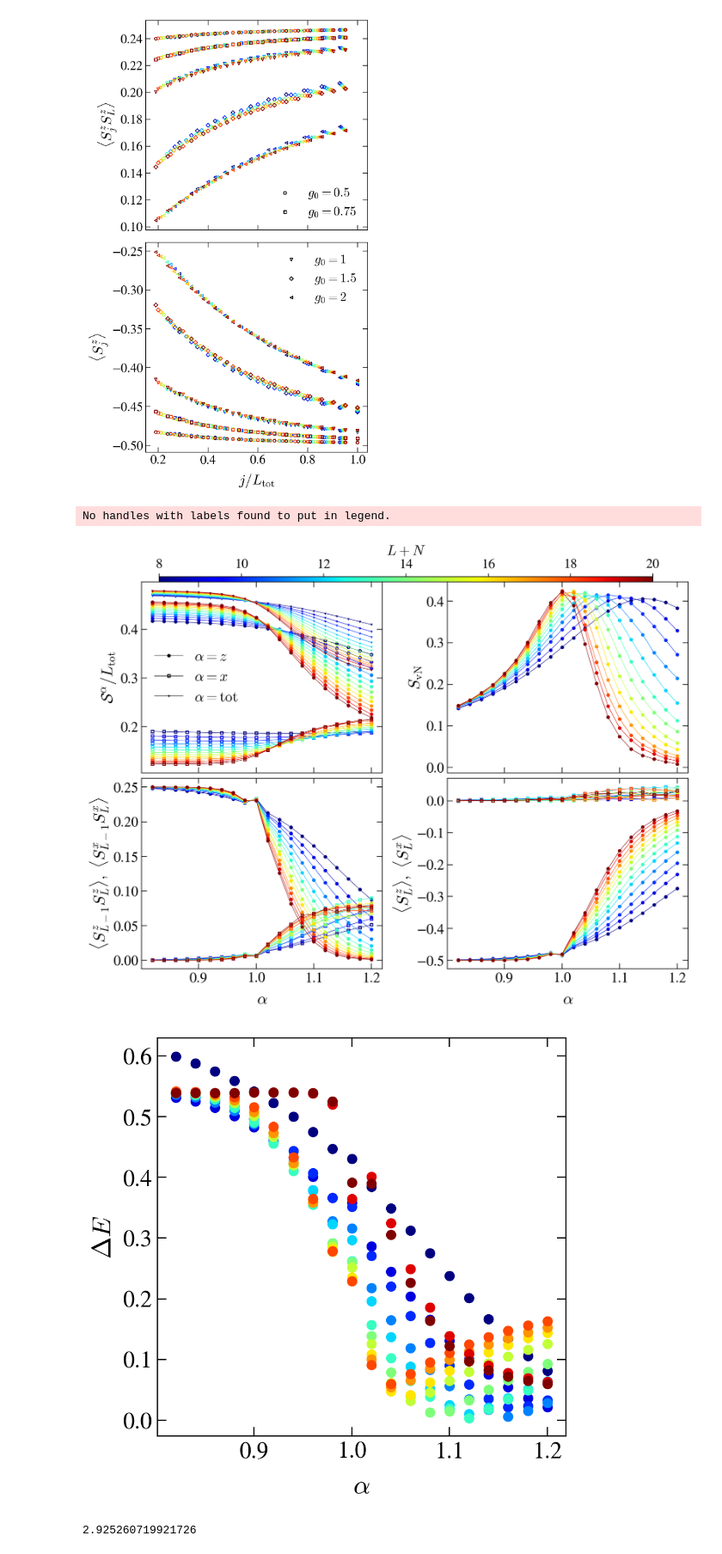
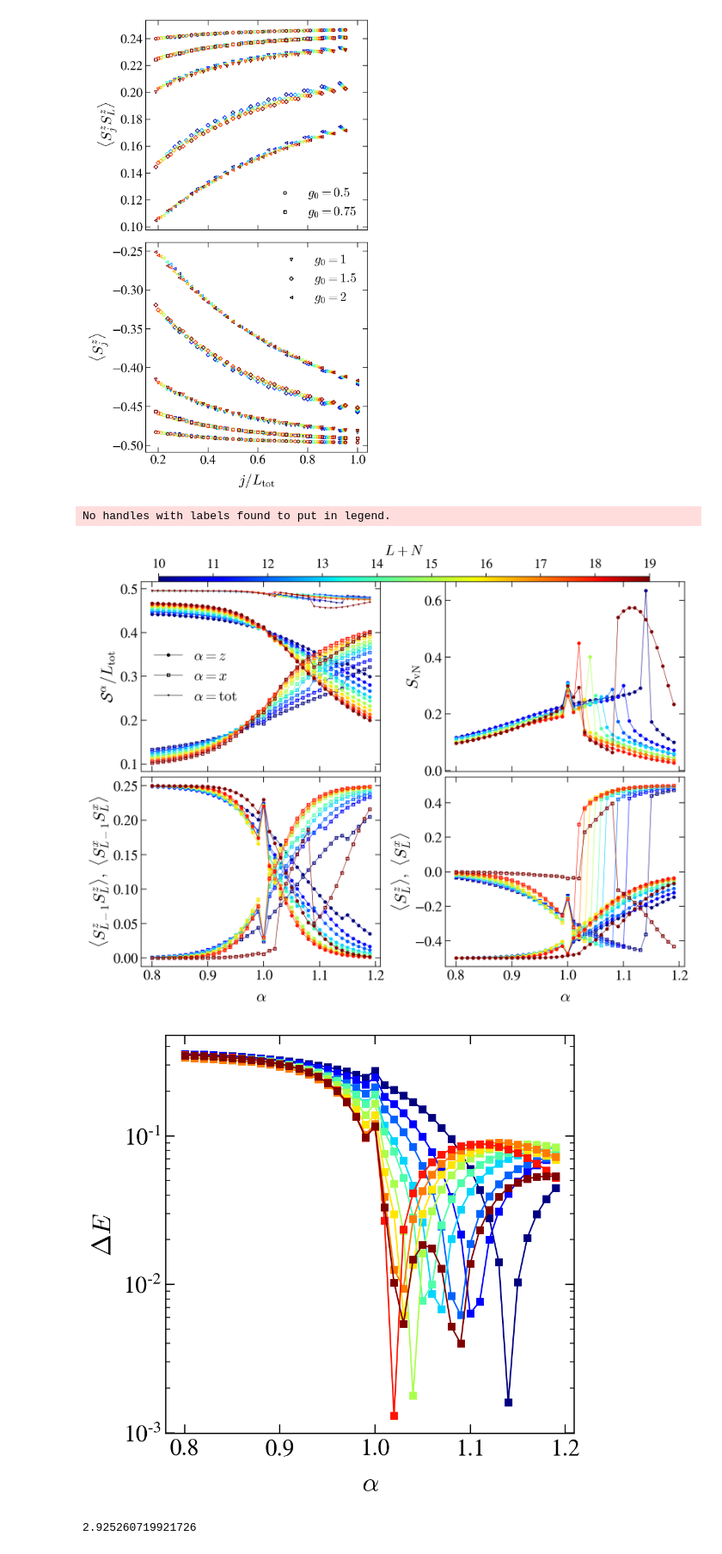
Before and after one commit to Rafal-Swietek/QHamSolver, a Jupyter notebook: QuantumSun/Jupyter_Python/GROUND_STATE.ipynb, the cells around one changed output. Shown at 86% size. Cells and saved outputs as stored; diff of their text form; code cells hidden in the pictures.

```diff
--- a/QuantumSun/Jupyter_Python/GROUND_STATE.ipynb
+++ b/QuantumSun/Jupyter_Python/GROUND_STATE.ipynb
@@ -309,10 +309,10 @@ conf_disorder = False
 N=3
 scaled_dis = 0
 
-ini_ave = 0
+ini_ave = 1
 
 Ltot = L + N
-sizes = np.arange(11, 23, 1) if J == 1 else np.arange(11, 19, 1)
+sizes = np.arange(11, 22, 1) if J == 1 else np.arange(11, 19, 1)
 norm = matplotlib.colors.Normalize(
     vmin=np.min(sizes),
     vmax=np.max(sizes))
@@ -335,27 +335,27 @@ state = 'GS'
 # state = 'excited'
 
 
-for iia, alfa in enumerate([0.8, 1, 1.2]):
+for iia, alfa in enumerate([0.8, 1, 1.19]):
     for L in sizes:
         Ltot = L+N
         sites = np.arange(0, Ltot)+1
         # sites2 = np.arange(0, Ltot)
         X, Y = np.meshgrid(sites, sites)
-        name = base_dir + 'GroundState/TESTS/' + info(L=L, N=N, J=J, gamma=gamma, zeta=zeta, alfa=alfa, h=h, w=w, ini_ave = ini_ave, ext='.hdf5', scaled_disorder=scaled_dis)
+        name = base_dir + 'GroundState/TESTS/realisation=0/' + info(L=L, N=N, J=J, gamma=gamma, zeta=zeta, alfa=alfa, h=h, w=w, ini_ave = ini_ave, ext='.hdf5', scaled_disorder=scaled_dis)
         if exists(name):
             with h5py.File(name, "r") as file:
-                SxSx_GS = np.array(file.get('SxSx ' + state)) #[N:, N:]
-                SySy_GS = np.array(file.get('SySy ' + state)) #[N:, N:]
-                SzSz_GS = np.array(file.get('SzSz ' + state)) #[N:, N:]
+                SxSx_GS = np.array(file.get('CORRELATORS/SxSx ' + state)) #[N:, N:]
+                SySy_GS = np.array(file.get('CORRELATORS/SySy ' + state)) #[N:, N:]
+                SzSz_GS = np.array(file.get('CORRELATORS/SzSz ' + state)) #[N:, N:]
                 corr = SxSx_GS + SySy_GS + SzSz_GS
                 corr = SzSz_GS
                 # for ii in range(corr.shape[0]): corr[ii, ii] = np.nan
                 zz = corr[~np.isnan(corr)].flatten()
                 # axis[iia].plot(np.arange(0, Ltot), corr_fun, marker='o')
-                if (L == 22 and J == 1) or L==18:
+                if (L == 19 and J == 1) or L==18:
                     p = axis[iia].pcolormesh(X, Y, corr, shading='nearest', cmap=mymap, vmin=min(zz), vmax=max(zz))
 
-                Sz_GS = np.array(file.get('Sz ' + state)) #[N:]
+                Sz_GS = np.array(file.get('SPIN_EXP_VAL/Sz ' + state))[0] #[N:]
                 axis2[iia].plot( (sites) / Ltot, Sz_GS, marker='o', color=s_m.to_rgba(L))
         else:
             print(name)
@@ -490,7 +490,7 @@ conf_disorder = False
 N=3
 scaled_dis = 0
 
-ini_ave = 0
+ini_ave = 1
 
 Ltot = L + N
 
@@ -499,7 +499,7 @@ axis = axis.flatten()
 
 fig2, ax = plt.subplots( nrows=1, ncols=1, figsize=(5, 5), dpi = 200, sharex = True)
 
-sizes = np.arange(8, 21, 1) if J == 1 else np.arange(11, 19, 1)
+sizes = np.arange(10, 20, 1) if J == 1 else np.arange(11, 19, 1)
 norm = matplotlib.colors.Normalize(
     vmin=np.min(sizes),
     vmax=np.max(sizes))
@@ -509,13 +509,13 @@ norm = matplotlib.colors.Normalize(
 s_m = matplotlib.cm.ScalarMappable(cmap='jet', norm=norm)
 s_m.set_array([])
 
-alfa_vals = np.arange(0.82, 1.21, 0.02)
+alfa_vals = np.arange(0.8, 1.2, 0.01)
 # alfa_vals = [*np.arange(0.8, 1.2, 0.02), *np.arange(1.02, 1.21, 0.02)]
 # alfa_vals = [*np.arange(0.983, 1.015, 0.003)]#, *alfa_vals]
 alfa_vals = np.sort(np.array(alfa_vals))
 
 state = 'GS'
-# state = 'excited'
+state = 'excited'
 for L in sizes:
     Ltot = L+N
     col = s_m.to_rgba(L)
@@ -529,78 +529,78 @@ for L in sizes:
     Sx = np.zeros(alfa_vals.shape);     Sx.fill(np.nan)
     gap = np.zeros(alfa_vals.shape);    gap.fill(np.nan)
     for iia, alfa in enumerate(alfa_vals):
-        name = base_dir + 'GroundState/TESTS/' + info(L=L, N=N, J=J, gamma=gamma, zeta=zeta, alfa=alfa, h=h, w=w, ini_ave = ini_ave, ext='.hdf5', scaled_disorder=scaled_dis)
+        name = base_dir + 'GroundState/TESTS/realisation=0/' + info(L=L, N=N, J=J, gamma=gamma, zeta=zeta, alfa=alfa, h=h, w=w, ini_ave = ini_ave, ext='.hdf5', scaled_disorder=scaled_dis)
         if exists(name):
             with h5py.File(name, "r") as file:
-                SxSx_GS = np.array(file.get('SxSx ' + state)) #[N:, N:]
-                SySy_GS = np.array(file.get('SySy ' + state)) #[N:, N:]
-                SzSz_GS = np.array(file.get('SzSz ' + state)) #[N:, N:]
+                SxSx_GS = np.array(file.get('CORRELATORS/SxSx ' + state))[N:, N:]
+                SySy_GS = np.array(file.get('CORRELATORS/SySy ' + state))[N:, N:]
+                SzSz_GS = np.array(file.get('CORRELATORS/SzSz ' + state))[N:, N:]
 
                 corr = SzSz_GS
                 S2 = np.sum(corr.flatten())
-                S_from_SzSz[iia] = (1 + np.sqrt(1 + 4 * S2))/2
+                S_from_SzSz[iia] = (-1 + np.sqrt(1 + 4 * S2))/2
 
                 corr = SxSx_GS
                 S2 = np.sum(corr.flatten())
-                S_from_SxSx[iia] = (1 + np.sqrt(1 + 4 * S2))/2
+                S_from_SxSx[iia] = (-1 + np.sqrt(1 + 4 * S2))/2
 
                 corr = SxSx_GS + SySy_GS + SzSz_GS
                 S2 = np.sum(corr.flatten())
-                S[iia] = (1 + np.sqrt(1 + 4 * S2))/2
+                S[iia] = (-1 + np.sqrt(1 + 4 * S2))/2
 
-                ent[iia] = np.array(file.get('entropies ' + state))[N]
-                SzSz[iia] = np.array(file.get('SzSz ' + state))[-2,-1]
-                SxSx[iia] = np.array(file.get('SxSx ' + state))[-2,-1]
-                Sz[iia] = np.array(file.get('Sz ' + state))[-1]
-                Sx[iia] = np.array(file.get('Sx ' + state))[-1]
+                ent[iia] = np.array(file.get('ENTANGLEMENT/entropy ' + state))[0][N]
+                SzSz[iia] = np.array(file.get('CORRELATORS/SzSz ' + state))[-2,-1]
+                SxSx[iia] = np.array(file.get('CORRELATORS/SxSx ' + state))[-2,-1]
+                Sz[iia] = np.array(file.get('SPIN_EXP_VAL/Sz ' + state))[0][-1]
+                Sx[iia] = np.array(file.get('SPIN_EXP_VAL/Sx ' + state))[0][-1]
 
                 # gap[iia] = np.exp(np.mean( np.log(np.array(file.get('energy gap'))) ))
-                gap[iia] = (np.array(file.get('energy gap')))[0]
+                gap[iia] = (np.array(file.get('energies')))[0][-1] - (np.array(file.get('energies')))[0][0]
         else:
             print(name)
     x = alfa_vals[1:-1]
     y = S_from_SzSz[1:-1] / Ltot
     # y = -diff_central(alfa_vals, S)
 
-    axis[0].plot(alfa_vals, S_from_SzSz / Ltot, marker='o', markersize=3, lw=0.5, color=col)
-    axis[0].plot(alfa_vals, S_from_SxSx / Ltot, marker='s', markersize=3, lw=0.5, color=col, markerfacecolor='None')
-    axis[0].plot(alfa_vals, S / Ltot, marker='v', markersize=1, lw=0.5, color=col)
+    axis[0].plot(alfa_vals, S_from_SzSz / L, marker='o', markersize=3, lw=0.5, color=col)
+    axis[0].plot(alfa_vals, S_from_SxSx / L, marker='s', markersize=3, lw=0.5, color=col, markerfacecolor='None')
+    axis[0].plot(alfa_vals, S / L, marker='v', markersize=1, lw=0.5, color=col)
 
     axis[1].plot(alfa_vals, ent, marker='o', markersize=3, lw=0.5, color=col)
 
     axis[2].plot(alfa_vals, SzSz, marker='o' , markersize=3, lw=0.5, color=col)
     axis[2].plot(alfa_vals, SxSx, marker='s', markersize=3, lw=0.5 , color=col, markerfacecolor='None')
 
     axis[3].plot(alfa_vals, Sz, marker='o' , markersize=3, lw=0.5, color=col)
     axis[3].plot(alfa_vals, Sx, marker='s', markersize=3, lw=0.5 , color=col, markerfacecolor='None')
 
-    ax.scatter(alfa_vals, gap, color=col)
+    ax.plot(alfa_vals, gap, color=col, marker='s', markersize=4, lw=1)
 
 axis[0].plot(np.nan, np.nan, marker='o', markersize=3, lw=0.5, label = r'$\alpha=z$', color='k')
 axis[0].plot(np.nan, np.nan, marker='s', markersize=3, lw=0.5, label = r'$\alpha=x$', color='k', markerfacecolor='None')
 axis[0].plot(np.nan, np.nan, marker='v', markersize=1, lw=0.5, label = r'$\alpha={\rm tot}$', color='k')
 
 fig_help.set_plot_elements(axis[0], ylabel=r"$\mathcal{S}^\alpha/L_{\rm tot}$", xlabel=r"$\alpha$", font_size=16, set_legend=True, xscale='linear')
 fig_help.set_plot_elements(axis[1], ylabel=r"$S_{\rm vN}$", xlabel=r"$\alpha$", font_size=16, set_legend=False, xscale='linear')
 fig_help.set_plot_elements(axis[2], ylabel=r"$\langle S^z_{L-1}S^z_{L}\rangle,\ \langle S^x_{L-1}S^x_{L}\rangle$", xlabel=r"$\alpha$", font_size=16, set_legend=False, xscale='linear')
 fig_help.set_plot_elements(axis[3], ylabel=r"$\langle S^z_{L}\rangle,\ \langle S^x_{L}\rangle$", xlabel=r"$\alpha$", font_size=16, set_legend=False, xscale='linear')
 
-fig_help.set_plot_elements(ax, ylabel=r"$\Delta E$", xlabel=r"$\alpha$", font_size=16, set_legend=True, xscale='linear')
+fig_help.set_plot_elements(ax, ylabel=r"$\Delta E$", xlabel=r"$\alpha$", font_size=16, set_legend=True, xscale='linear', yscale='log')
 
 # fig.subplots_adjust(right=0.9)
 cbar_ax = fig.add_axes([0.15, 0.88, 0.7, 0.01])
 # fig.colorbar(im, cax=cbar_ax)
 cbar = fig.colorbar(s_m, cax=cbar_ax, aspect=1, orientation='horizontal')
 cbar.set_label(r"$L+N$", fontsize=16)
 cbar.ax.tick_params(labelsize=15)
 cbar_ax.xaxis.tick_top()
 cbar_ax.xaxis.set_label_position('top')
 
 fig.subplots_adjust(wspace = 0.27, hspace=0.03)
 # %% [output]
 No handles with labels found to put in legend.
-[figure, old version]
+[figure, new version]
-[figure, old version]
+[figure, new version]
 # %%
 1.05**22
 # %% [output]
```
Also changed, not shown: parts of 2 cells of this notebook, 8 other files.
